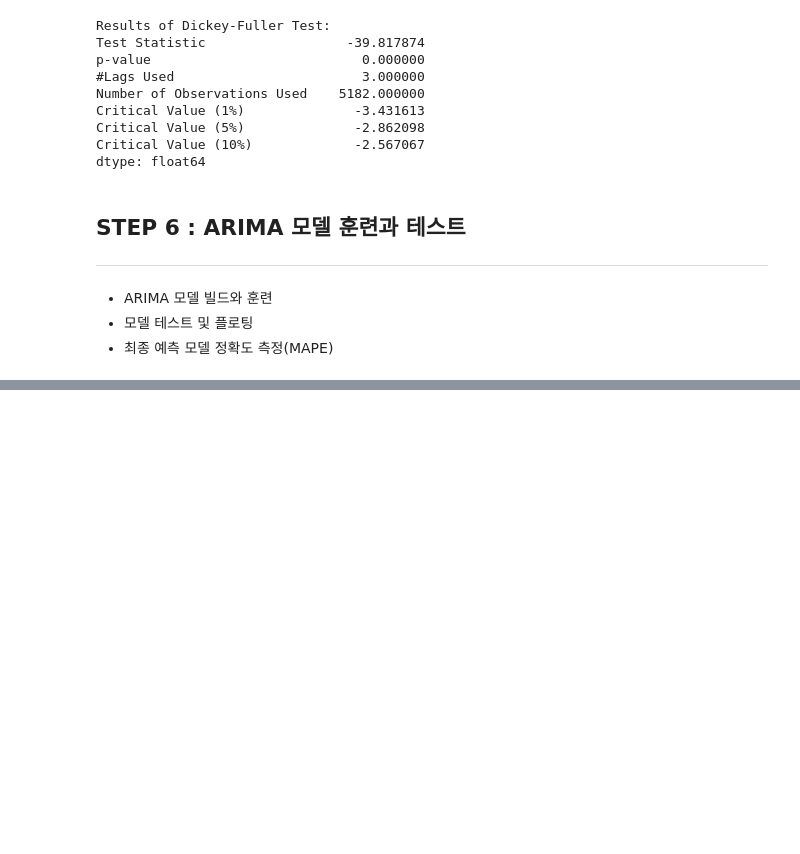
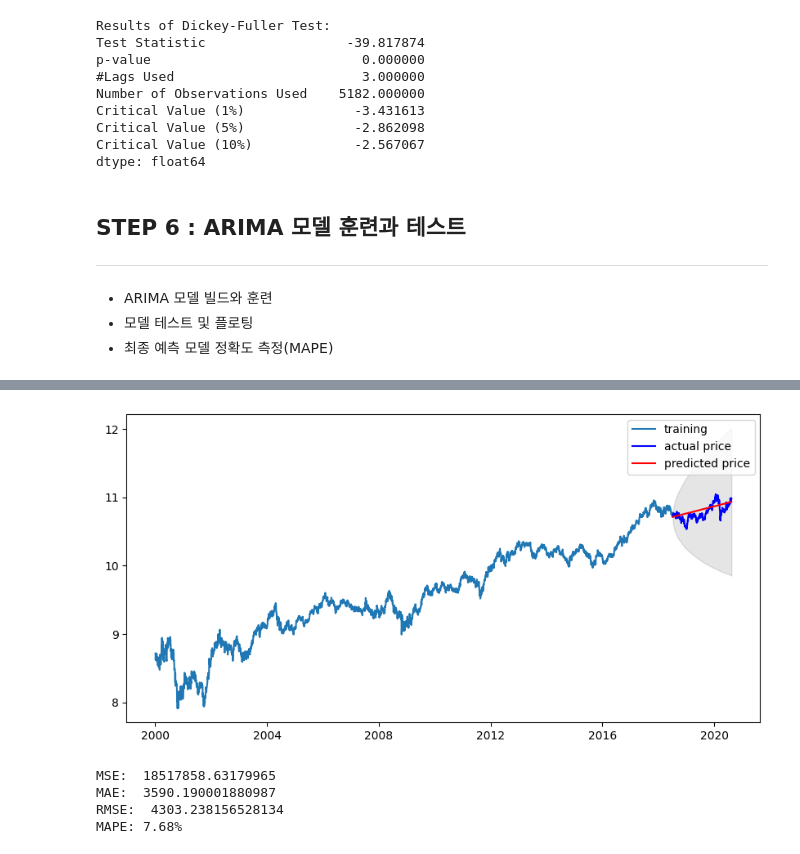
Before and after one commit to byhankim/aiffel, a Jupyter notebook: e/E06_stock_prediction_project.ipynb, the cells around one changed output, grey strips where cells are left out. Saved outputs shown, nothing was run; the diff lists cells and outputs as text; code cells hidden in the pictures; blank space fills up the shorter version.

```diff
--- a/e/E06_stock_prediction_project.ipynb
+++ b/e/E06_stock_prediction_project.ipynb
@@ -135,7 +135,7 @@ dtype: float64
 ---
 - 학습, 테스트 데이터셋 분리
 # %%
-train_data, test_data = ts_log[int(len(ts_log)*0.9)], ts_log[int(len(ts_log)*0.9):]
+train_data, test_data = ts_log[:int(len(ts_log)*0.9)], ts_log[int(len(ts_log)*0.9):]
 plt.figure(figsize=(10,6))
 plt.grid(True)
 plt.plot(ts_log, c='r', label="training dataset")
@@ -207,0 +227,41 @@ ValueError: unrecognized data structures: <class 'numpy.float64'> / <class 'None
+# %%
+# Forecast
+# Forecast : 결과가 fc에 담깁니다.
+fc, se, conf = fitted_m.forecast(len(test_data), alpha=0.05)  # 95% conf
+
+# Make as pandas series
+fc_series = pd.Series(fc, index=test_data.index)   # 예측결과
+lower_series = pd.Series(conf[:, 0], index=test_data.index)  # 예측결과의 하한 바운드
+upper_series = pd.Series(conf[:, 1], index=test_data.index)  # 예측결과의 상한 바운드
+
+# Plot
+plt.figure(figsize=(10,5), dpi=100)
+plt.plot(train_data, label='training')
+plt.plot(test_data, c='b', label='actual price')
+plt.plot(fc_series, c='r',label='predicted price')
+plt.fill_between(lower_series.index, lower_series, upper_series, color='k', alpha=.10)
+plt.legend()
+plt.show()
+# %% [output]
+[figure, added]
+# %%
+# final forecasting model accuracy check
+from sklearn.metrics import mean_squared_error, mean_absolute_error
+import math
+
+mse = mean_squared_error(np.exp(test_data), np.exp(fc))
+print('MSE: ', mse)
+
+mae = mean_absolute_error(np.exp(test_data), np.exp(fc))
+print('MAE: ', mae)
+
+rmse = math.sqrt(mean_squared_error(np.exp(test_data), np.exp(fc)))
+print('RMSE: ', rmse)
+
+mape = np.mean(np.abs(np.exp(fc) - np.exp(test_data))/np.abs(np.exp(test_data)))
+print('MAPE: {:.2f}%'.format(mape*100))
+# %% [output]
+MSE:  18517858.63179965
+MAE:  3590.190001880987
+RMSE:  4303.238156528134
+MAPE: 7.68%
```
Also changed, not shown: parts of 1 cell of this notebook, 7 other files.
